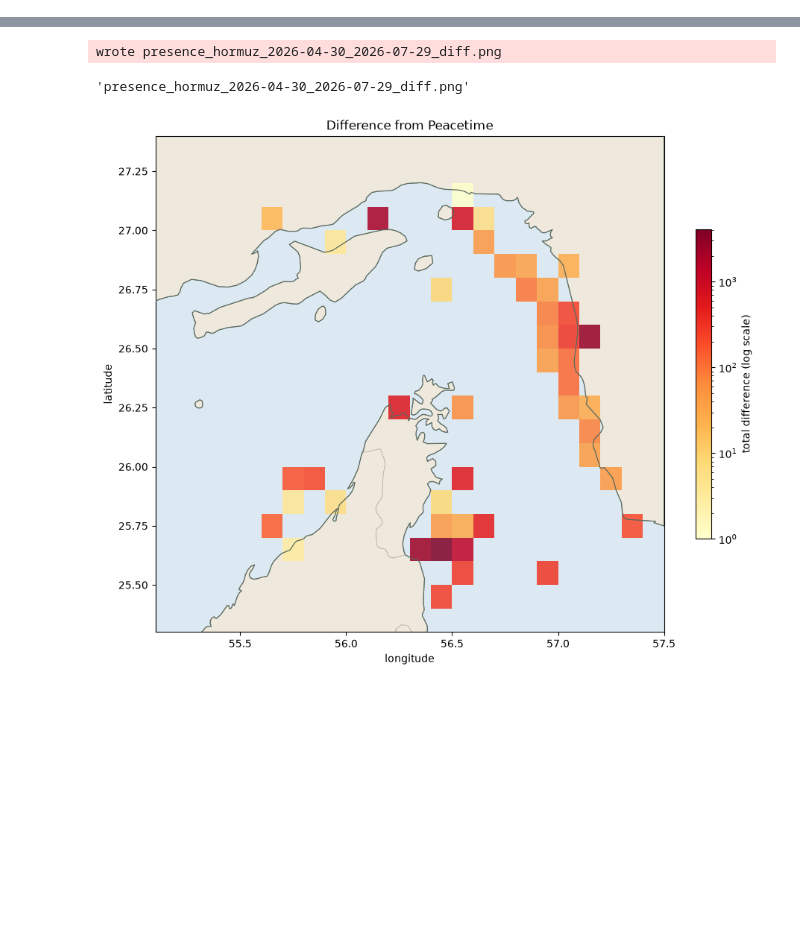
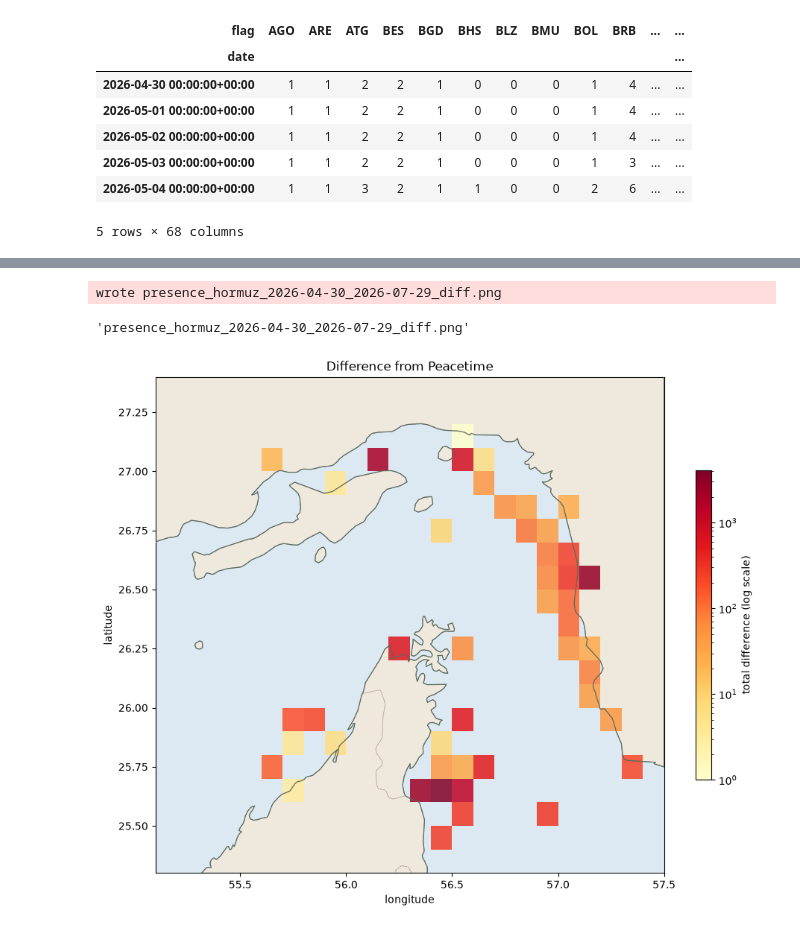
Before and after one commit to nanosnek/strait-of-hormuz-analyzed, a Jupyter notebook: EDA.ipynb, the cells around one changed output, grey strips where cells are left out. Saved outputs shown, nothing was run; the diff lists cells and outputs as text; code cells hidden in the pictures; blank space fills up the shorter version.

```diff
--- a/EDA.ipynb
+++ b/EDA.ipynb
@@ -36,3 +201,14 @@ AttributeError: Line2D.set() got an unexpected keyword argument 'hue'
+# %%
+counts.head()
+# %% [output]
+| flag | AGO | ARE | ATG | BES | BGD | BHS | BLZ | BMU | BOL | BRB | ... | ... |
+| date |  |  |  |  |  |  |  |  |  |  |  | ... |
+| 2026-04-30 00:00:00+00:00 | 1 | 1 | 2 | 2 | 1 | 0 | 0 | 0 | 1 | 4 | ... | ... |
+| 2026-05-01 00:00:00+00:00 | 1 | 1 | 2 | 2 | 1 | 0 | 0 | 0 | 1 | 4 | ... | ... |
+| 2026-05-02 00:00:00+00:00 | 1 | 1 | 2 | 2 | 1 | 0 | 0 | 0 | 1 | 4 | ... | ... |
+| 2026-05-03 00:00:00+00:00 | 1 | 1 | 2 | 2 | 1 | 0 | 0 | 0 | 1 | 3 | ... | ... |
+| 2026-05-04 00:00:00+00:00 | 1 | 1 | 3 | 2 | 1 | 1 | 0 | 0 | 2 | 6 | ... | ... |
+5 rows × 68 columns
 # %%
 # Creates density maps for the presence_90 and peacetime datasets, and saves them as images.
 mapping.draw('presence_hormuz_2026-04-30_2026-07-29.csv', region=mapping.regions.STRAIT_OF_HORMUZ, show=False)
```
Also changed, not shown: parts of 16 cells of this notebook, 2 other files.
